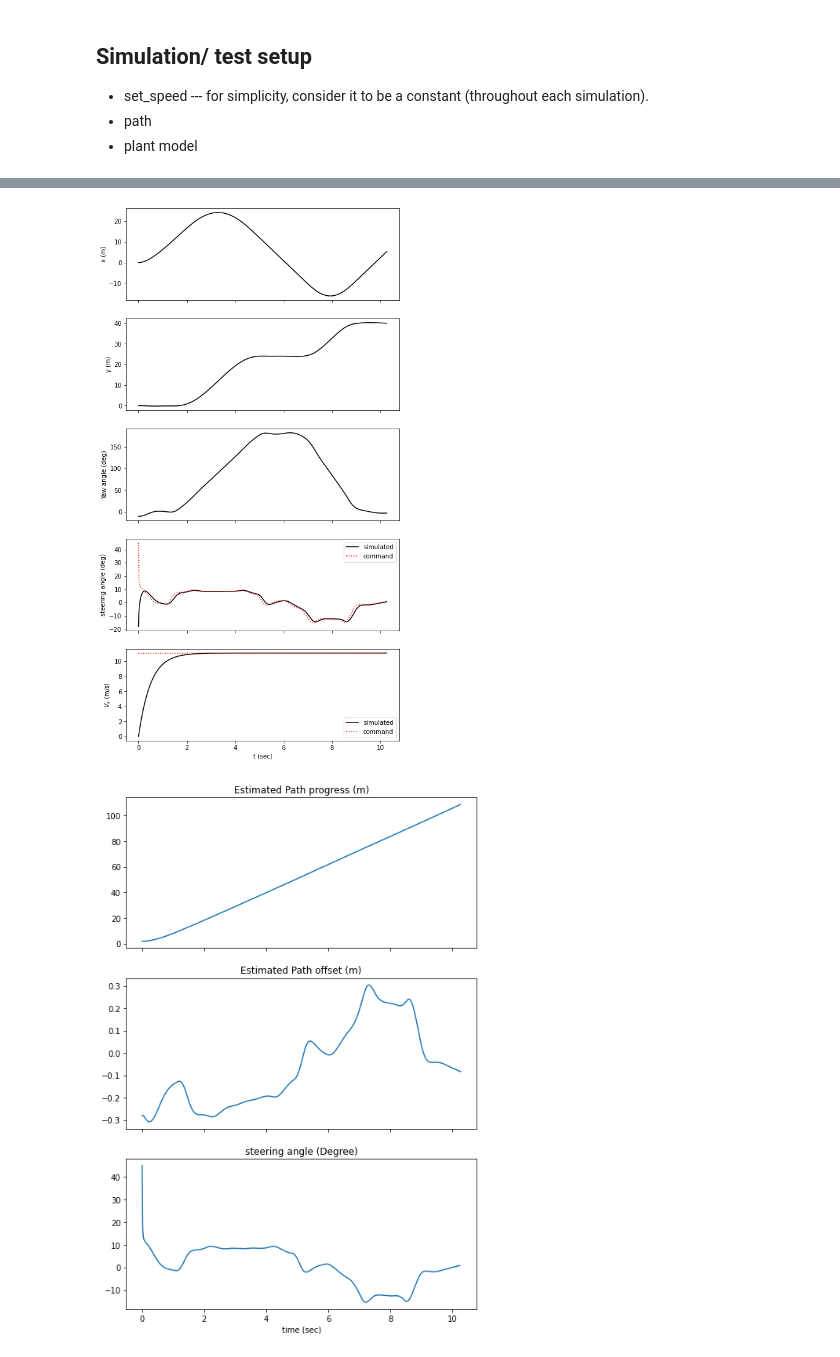
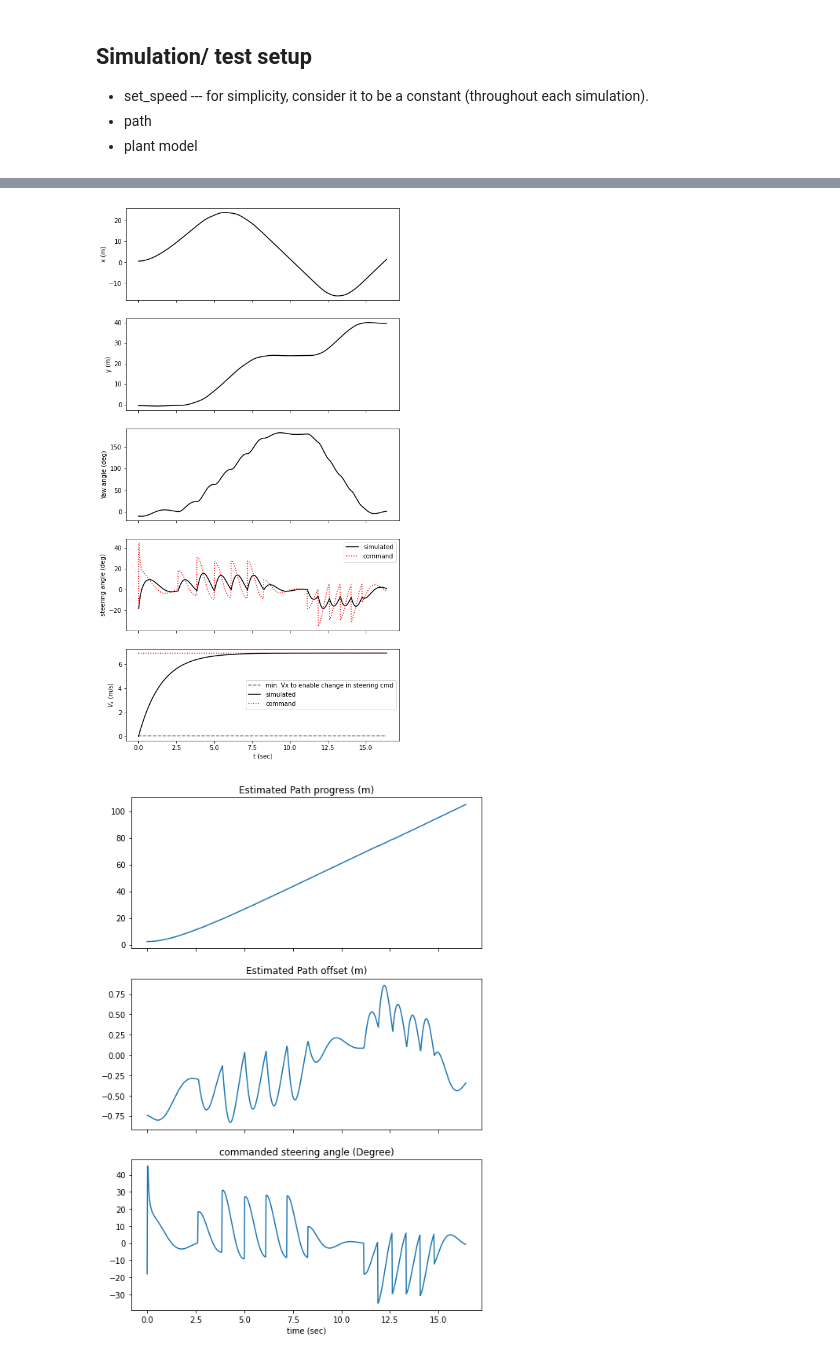
Before and after one commit to lkmuk/modular-mobile-robotics, a Jupyter notebook: examples/car/dev_kinematic_path_following.ipynb, the cells around one changed output, grey strips where cells are left out. Drawn from its saved outputs; the diff is of its cells as text; code cells hidden in the pictures.

```diff
--- a/examples/car/dev_kinematic_path_following.ipynb
+++ b/examples/car/dev_kinematic_path_following.ipynb
@@ -45,25 +49,27 @@ Simulation duration: 10.24 sec
+# %%
+# state vector ordering (repeated from the docstring of kinematic_car_simulator)
+# 0. X
+# 1. Y
+# 2. Yaw
+# 3. actual steering angle
+# 4. actual longitudinal velocity (a signed quantity!)
+
+initial_state = np.array([0.6546,-0.4321321,-np.deg2rad(10), -np.pi/10, 0.000])
+# now this is test case also okay but it's admittedly a bit contrieved
+# initial_state = np.array([0,0,-np.pi/3, -np.pi/10, 0.0]) # try to be initially stationary
+
+sim_step_sz = 0.02
 # %%
-# state vector ordering (repeated from the docstring of kinematic_car_simulator)
-# 0. X
-# 1. Y
-# 2. Yaw
-# 3. actual steering angle
-# 4. actual longitudinal velocity (a signed quantity!)
-
-initial_state = np.array([0,0,-np.deg2rad(10), -np.pi/10, 0.001])
-# crashing
-# initial_state = np.array([0,0,-np.pi/3, -np.pi/10, 0.0]) # try to be initially stationary
-
 # construct a simulator
-sim_step_sz = 0.02
 plant_simulator = kinematic_car_simulator(
     step_sz=sim_step_sz, sim_duration= sim_duration,  # 0.02 sec found to be sufficient (tried also 0.001 which leads to almost identical simulated trajectories)
     initial_state=initial_state,
-    wheelbase=wheelbase, tau_steering=0.1, tau_vx=0.5
+    wheelbase=wheelbase, tau_steering=0.4, tau_vx=1.5
 )
 
 s_init, offset_init = my_curve.project(XY_query=calc_xy_front_axle(initial_state, wheelbase),soln_tolerance=0.01, arclength_init_guess=0.0)
 print(f"initial path progress (of the front axle point) estimated to be {s_init:.2f} m")
 sim_data_Frenet_coordinate = np.zeros((plant_simulator.get_num_sim_steps()+1, 2),dtype=float)
 sim_data_Frenet_coordinate[0] = [s_init, offset_init]
+sim_data_yaw = np.zeros([plant_simulator.get_num_sim_steps()],dtype=float)
 # %% [output]
@@ -73,21 +81,24 @@ initial path progress (of the front axle point) estimated to be 1.78 m
 # %%
+v_ub_hold_steering_cmd = 0.05 # m/s
 my_path_follower = stanley_path_follower(
     path_to_follow=my_curve,
     s_last=s_init,
     steering_max=steering_max, wheelbase=wheelbase,
     gain=0.2,
-    sampling_period=sim_step_sz
+    sampling_period=sim_step_sz,
+    min_vel_to_enable_steer=v_ub_hold_steering_cmd
 )
 # %%
 while not plant_simulator.is_completed():
     sim_time = plant_simulator.get_current_time()
     controller_output = my_path_follower(sim_time, plant_simulator.step_get_state())
     steering_angle_cmd = controller_output[0]
+
     #--------------------------
     # must be called at the end of each step
     plant_simulator.step_actuate(steering_angle_cmd, set_speed)
     # logging
-    sim_data_Frenet_coordinate[plant_simulator.get_current_step()] = controller_output[1:]
+    sim_data_Frenet_coordinate[plant_simulator.get_current_step()] = controller_output[1:3]
 # %%
 _,ax = plt.subplots(figsize=(14,16))
 plant_simulator.viz_pose(ax=ax)
@@ -115,26 +126,31 @@ plt.show()
 # %%
 fig, axs = plt.subplots(5,1, sharex=True, figsize=(8,16))
+axs[4].plot(
+    [plant_simulator.t_sim_ev[0],plant_simulator.t_sim_ev[-1]],
+    [v_ub_hold_steering_cmd, v_ub_hold_steering_cmd], '--', c='gray',
+    label='min. Vx to enable change in steering cmd'
+)
 plant_simulator.viz_trace(axs)
 plt.show()
 # %% [output]
-[figure, old version]
+[figure, new version]
 # %%
 _, axs = plt.subplots(3,1,sharex=True, figsize=(8,12))
 
 
 ax = axs[0]
 ax.plot(plant_simulator.t_sim_ev, sim_data_Frenet_coordinate[:,0],label="simulation") # close to the set speed!
 ax.set_title("Estimated Path progress (m)")
 
 ax = axs[1]
 ax.plot(plant_simulator.t_sim_ev, sim_data_Frenet_coordinate[:,1])
 ax.set_title("Estimated Path offset (m)")
 
 ax = axs[2]
 ax.plot(plant_simulator.t_sim_ev[:-1], np.rad2deg(plant_simulator.U[:,0]))
-ax.set_title("steering angle (Degree)")
+ax.set_title("commanded steering angle (Degree)")
 
 axs[2].set_xlabel("time (sec)")
 plt.show()
 # %% [output]
-[figure, old version]
+[figure, new version]
```
Also changed, not shown: parts of 17 cells of this notebook, 1 other file.
